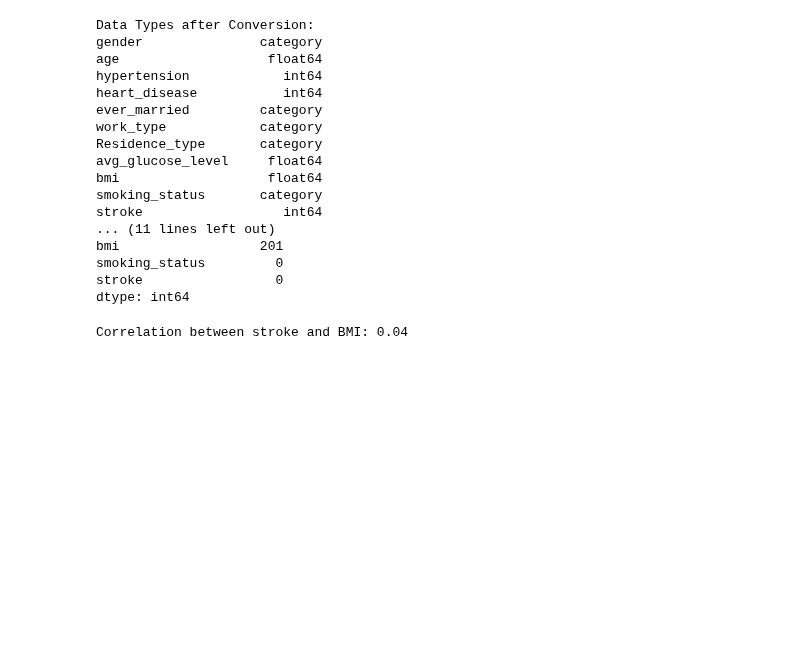
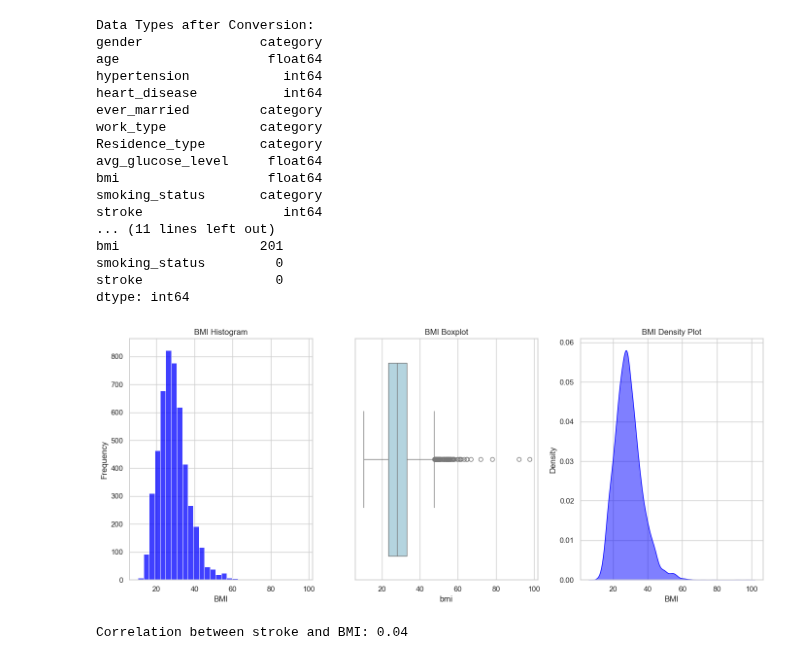
Before and after one commit to richenapedro/Data-Science-Analyst, a Jupyter notebook: Stroke Prediction/script/Stroke Prediction.ipynb, the cells around one changed output. Cells and saved outputs as stored; diff of their text form; code cells hidden in the pictures; blank space fills up the shorter version.

```diff
--- a/Stroke Prediction/script/Stroke Prediction.ipynb
+++ b/Stroke Prediction/script/Stroke Prediction.ipynb
@@ -265,6 +265,38 @@ bmi                  201
 smoking_status         0
 stroke                 0
 dtype: int64
+# %%
+# First, let's drop missing values for the plots
+bmi_data = df['bmi'].dropna()
+
+# Style settings
+sns.set(style="whitegrid")
+
+# Creating the histogram
+plt.figure(figsize=(14, 6))
+
+plt.subplot(1, 3, 1)
+sns.histplot(bmi_data, bins=30, kde=False, color='blue')
+plt.title('BMI Histogram')
+plt.xlabel('BMI')
+plt.ylabel('Frequency')
+
+# Creating the boxplot
+plt.subplot(1, 3, 2)
+sns.boxplot(x=bmi_data, color='lightblue')
+plt.title('BMI Boxplot')
+
+# Creating the density plot
+plt.subplot(1, 3, 3)
+sns.kdeplot(bmi_data, fill=True, color='blue', alpha=0.5)
+plt.title('BMI Density Plot')
+plt.xlabel('BMI')
+plt.ylabel('Density')
+
+plt.tight_layout()
+plt.show()
+# %% [output]
+[figure, added]
 # %%
 # Calculate the correlation between 'stroke' and 'bmi' (There are 201 missing values)
 correlation = df['stroke'].corr(df['bmi'])
```
Also changed, not shown: parts of 8 cells of this notebook.
